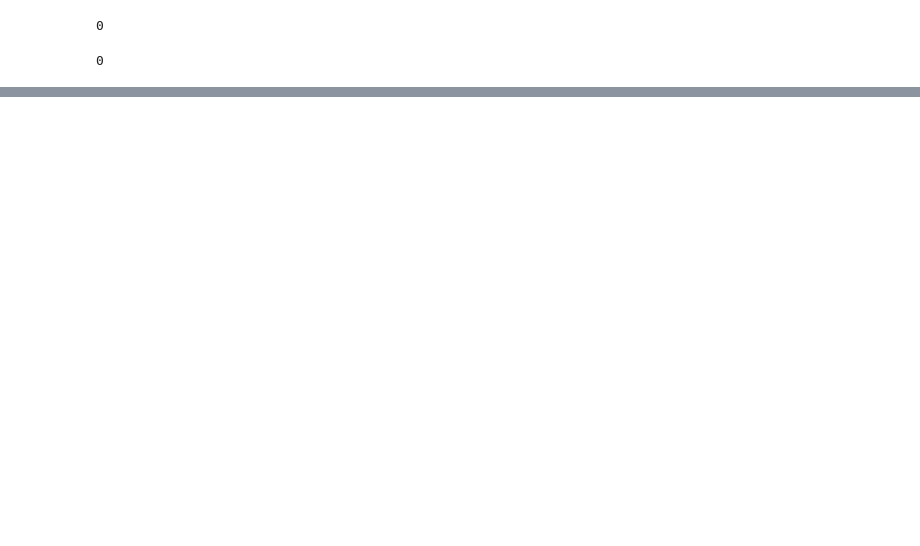
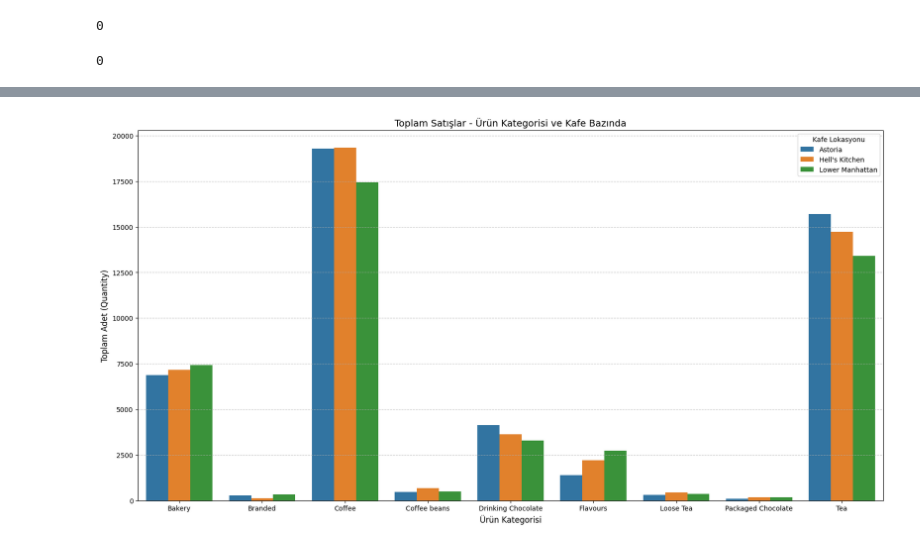
Before and after one commit to ardahanaytan/Veri-Analizi-Bootcamp, a Jupyter notebook: Veri_Analizi_Bootcamp.ipynb, the cells around one changed output, grey strips where cells are left out. Saved outputs shown, nothing was run; the diff lists cells and outputs as text; code cells hidden in the pictures; blank space fills up the shorter version.

```diff
--- a/Veri_Analizi_Bootcamp.ipynb
+++ b/Veri_Analizi_Bootcamp.ipynb
@@ -249,0 +342,3 @@ df['transaction_qty'].isnull().sum()
+# %%
+total_counts = df.groupby(['store_location', 'product_category']).size().reset_index(name='quantity')
+total_counts
@@ -249,0 +363,14 @@ df['transaction_qty'].isnull().sum()
+# %%
+plt.figure(figsize=(20, 10))
+sns.barplot(data=total_counts, x='product_category', y='quantity', hue='store_location')
+
+plt.title("Toplam Satışlar - Ürün Kategorisi ve Kafe Bazında", fontsize=14)
+plt.xlabel("Ürün Kategorisi", fontsize=12)
+plt.ylabel("Toplam Adet (Quantity)", fontsize=12)
+plt.xticks(rotation=0)
+plt.legend(title="Kafe Lokasyonu")
+plt.grid(axis='y', linestyle='--', alpha=0.7)
+
+plt.show()
+# %% [output]
+[figure, added]
```
Also changed, not shown: parts of 14 cells of this notebook.
